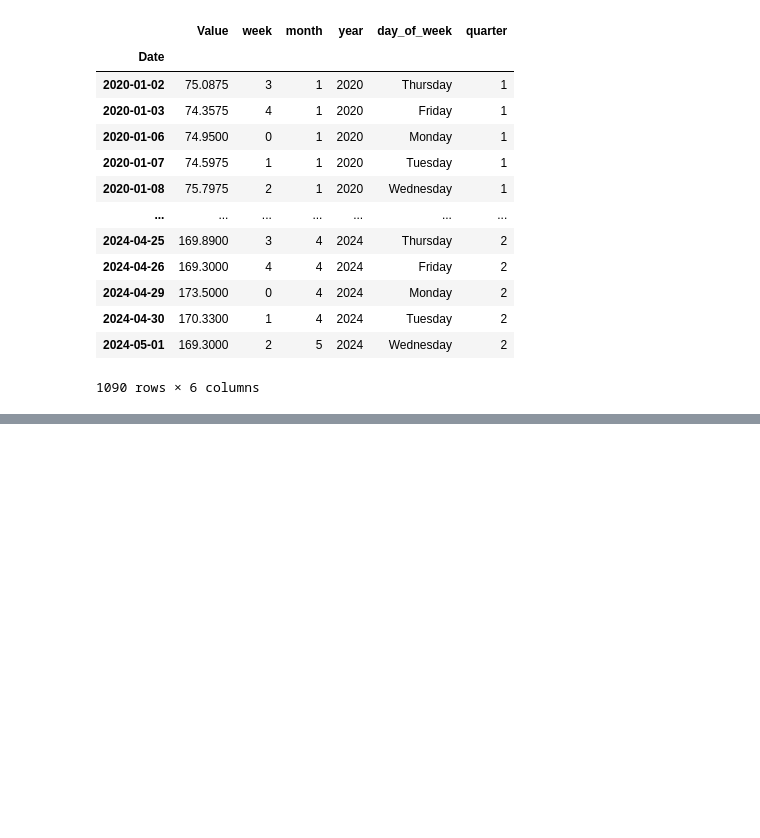
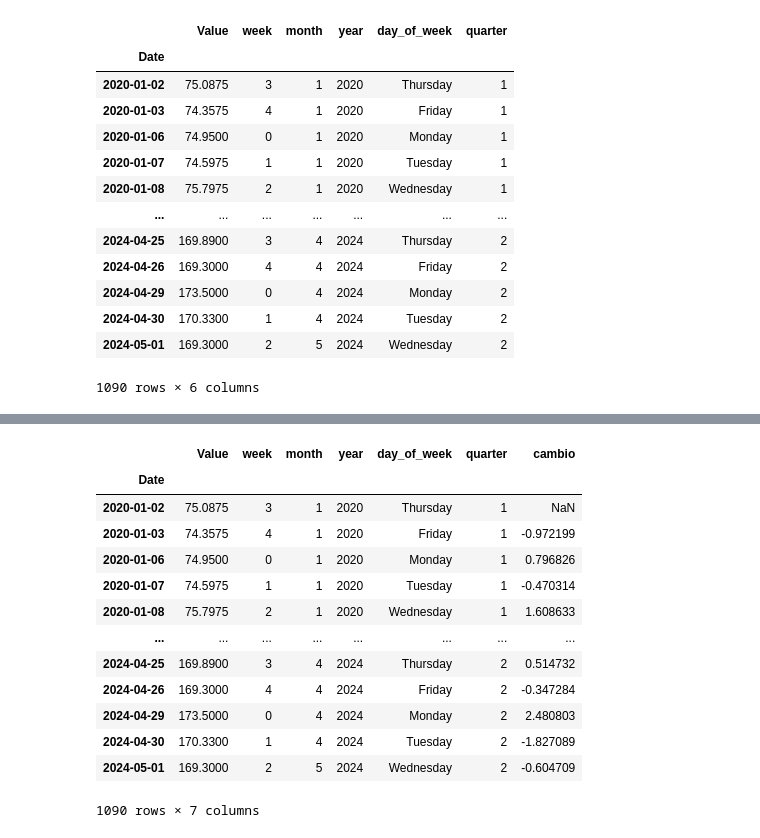
Before and after one commit to carlosgutierrezch/LSTM_Forecast, a Jupyter notebook: notebooks/EDA.ipynb, the cells around one changed output, grey strips where cells are left out. Drawn from its saved outputs; the diff is of its cells as text; code cells hidden in the pictures; blank space fills up the shorter version.

```diff
--- a/notebooks/EDA.ipynb
+++ b/notebooks/EDA.ipynb
@@ -178,6 +190,13 @@ time_features(window_1)
 | 2024-04-30 | 170.3300 | 1 | 4 | 2024 | Tuesday | 2 |
 | 2024-05-01 | 169.3000 | 2 | 5 | 2024 | Wednesday | 2 |
 1090 rows × 6 columns
+# %%
+def percentage_change(df:pd.DataFrame) -> pd.DataFrame:
+
+    change = df.iloc[:,0].pct_change()*100
+    df['cambio'] = change
+    # df.cambio=df.cambio.astype(int)
+    return df
 # %%
 window_2= pd.DataFrame(window_1["Value"]["2024-04"])
 # %%
@@ -206,0 +227,17 @@ window_4
+# %%
+percentage_change(window_1)
+# %% [output]
+|  | Value | week | month | year | day_of_week | quarter | cambio |
+| Date |  |  |  |  |  |  |  |
+| 2020-01-02 | 75.0875 | 3 | 1 | 2020 | Thursday | 1 | NaN |
+| 2020-01-03 | 74.3575 | 4 | 1 | 2020 | Friday | 1 | -0.972199 |
+| 2020-01-06 | 74.9500 | 0 | 1 | 2020 | Monday | 1 | 0.796826 |
+| 2020-01-07 | 74.5975 | 1 | 1 | 2020 | Tuesday | 1 | -0.470314 |
+| 2020-01-08 | 75.7975 | 2 | 1 | 2020 | Wednesday | 1 | 1.608633 |
+| ... | ... | ... | ... | ... | ... | ... | ... |
+| 2024-04-25 | 169.8900 | 3 | 4 | 2024 | Thursday | 2 | 0.514732 |
+| 2024-04-26 | 169.3000 | 4 | 4 | 2024 | Friday | 2 | -0.347284 |
+| 2024-04-29 | 173.5000 | 0 | 4 | 2024 | Monday | 2 | 2.480803 |
+| 2024-04-30 | 170.3300 | 1 | 4 | 2024 | Tuesday | 2 | -1.827089 |
+| 2024-05-01 | 169.3000 | 2 | 5 | 2024 | Wednesday | 2 | -0.604709 |
+1090 rows × 7 columns
```
Also changed, not shown: parts of 5 cells of this notebook.
